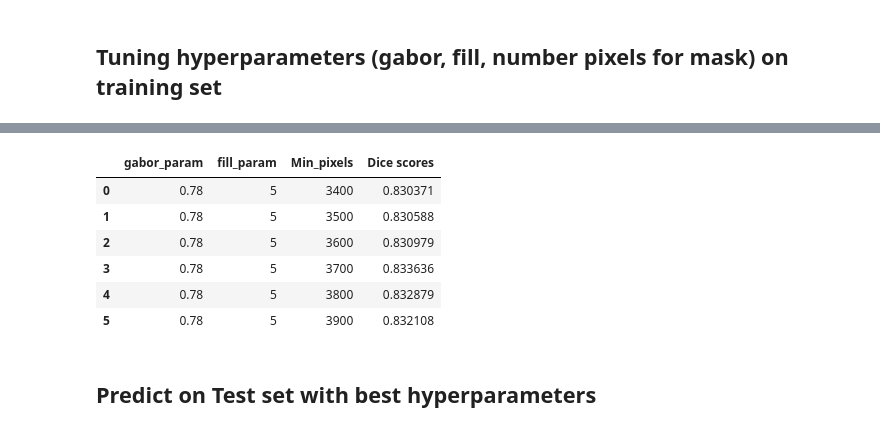
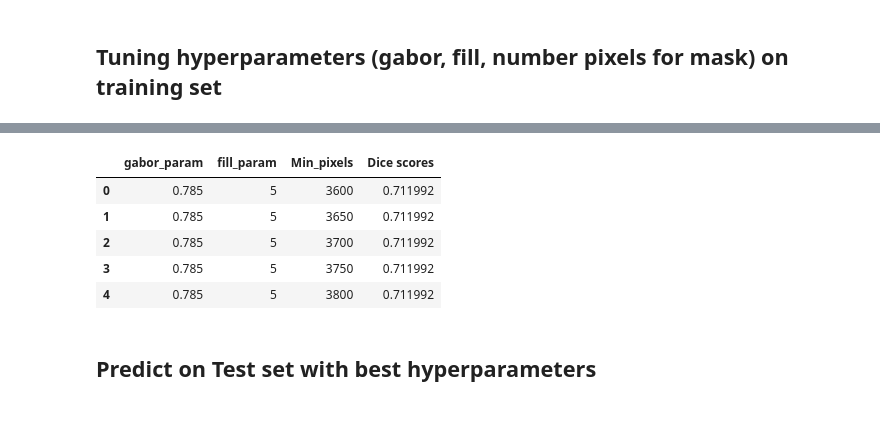
Before and after one commit to CNguyenVigouroux/organoid_tracking, a Jupyter notebook: Notebook_Aaron5-modifAaron.ipynb, the cells around one changed output, grey strips where cells are left out. Drawn from its saved outputs; the diff is of its cells as text; code cells hidden in the pictures.

Commit message:
empty mask edge case sorteed

```diff
--- a/Notebook_Aaron5-modifAaron.ipynb
+++ b/Notebook_Aaron5-modifAaron.ipynb
@@ -34,3 +35,13 @@ import tifffile
 import tifffile as tiff
 from pathlib import Path
 from tqdm.notebook import tqdm
+# %%
+import torch
+from torchmetrics import JaccardIndex
+
+preds  = torch.tensor([0, 0, 1, 0])
+target = torch.tensor([1, 1, 1, 0])
+
+Jac=JaccardIndex(task="binary",average='none',num_classes=2)
+Jac(preds, target)
+#dice = Dice(average=None,num_classes=2)
@@ -92,8 +105,11 @@ def create_masks(file_dir,image_files_name,mask_files_name,gabor_parameter,fill_
                     new_image=new_image[50:shape_im[0]-50,50:shape_im[1]-50]
                     if compute_score :
                         true_mask = img_as_ubyte(masks_in_tiff[index_one_image])
-                        dice = Dice(average=None,num_classes=2)
-                        score_sequence = score_sequence + dice(torch.where(torch.from_numpy(new_image)> 0, True, False), torch.where(torch.from_numpy(true_mask)> 0, True, False)).numpy()[1]
+                        #dice = Dice(average=None,num_classes=2)
+                        #dice = Dice(average=None)
+                        #dice = Dice()
+                        Jac=JaccardIndex(task="binary",average='none',num_classes=2)
+                        score_sequence = score_sequence + Jac(torch.where(torch.from_numpy(new_image)> 0, 1, 0), torch.where(torch.from_numpy(true_mask)> 0, 1, 0)).numpy()
 
                     if j==0:
                         predicted_mask=[np.array(new_image, dtype=np.uint16)]
@@ -108,9 +124,10 @@ def create_masks(file_dir,image_files_name,mask_files_name,gabor_parameter,fill_
                     score_sequence = score_sequence/nb_images_in_tiff
                     score_experiment[sequence] = score_sequence
                 l=l+1
-
-                print("".join([os.path.basename(type_dir),',',condition,': Tiff ',str(os.path.basename(sequence).replace(".tif", " ")),'segmented (Tiff n°', str(l) ,'), gabor param ',str(gabor_parameter), ', fill param ', str(fill_cells), ', score: ', str(round(score_sequence, 4)) ]))
-    return score_experiment
+                if compute_score :
+                    print("".join([os.path.basename(type_dir),',',condition,': Tiff ',str(os.path.basename(sequence).replace(".tif", " ")),'segmented (Tiff n°', str(l) ,'), gabor param ',str(gabor_parameter), ', fill param ', str(fill_cells), ', score: ', str(round(score_sequence, 4)) ]))
+    if compute_score :
+        return score_experiment
 # %%
 # Clémence you have to simulate that, the following part is the training and the test which allowed to find the value of gabor parameter (equal to 0.78)
 # and the value of the fill cell parameter (equal to 5)
@@ -227,0 +213,13 @@ CNV_multiples: Tiff CNV062_211_t48 segmented (Tiff n°112), gabor param 0.79, fi
+# %%
+file_dir = '/Users/clemence/Documents_Clémence/Analysis/Tracking algorithm/Tracking-seg_Aaron-Gus_CNV/230113-CNV-optimization/training' # change this into your own path
+image_files_name = 'Source images'
+mask_files_name = 'Masks'
+
+# We are going to tune jointly the gabor parameter and the fill parameter on the training set
+
+hyperparameter_candidates = [[0.78,3],[0.785,3],[0.79,3],[0.78,5],[0.785,5],[0.79,5],[0.78,7],[0.785,7],[0.79,7],[0.78,10],[0.785,10],[0.79,10],[0.78,12],[0.785,12],[0.79,12] ]
+dice_score_hyperparameters = list(map(lambda x: [x[0],x[1],np.array(list(create_masks(file_dir,image_files_name,mask_files_name,gabor_parameter=x[0],fill_cells=x[1],save_predicted_mask=False).values())).mean() ] , hyperparameter_candidates))
+df_dice_scores=pd.DataFrame(dice_score_hyperparameters)
+#df_dice_scores.columns = ['gabor_param', 'fill_param', 'Min_pixels', 'Dice scores']
+df_dice_scores.columns = ['gabor_param', 'fill_param', 'Dice scores']
+df_dice_scores
@@ -228,8 +260,9 @@ CNV_multiples: Tiff CNV062_211_t48 segmented (Tiff n°112), gabor param 0.79, fi
 # %%
 # after having tuned the gabor and fill parameter, we are going to tune the number of pixels threshold (every mask below that number of pixels is removed)
 
-hyperparameter_candidates = [3400,3500,3600,3700,3800,3900]
-dice_score_pixels_nb = list(map(lambda x: [0.78,5,x,np.array(list(create_masks(file_dir,image_files_name,mask_files_name,gabor_parameter=0.78,fill_cells=5, thresh_small_objects = x ,save_predicted_mask=False).values())).mean() ] , hyperparameter_candidates))
+hyperparameter_candidates = [3600,3650,3700,3750,3800]
+#dice_score_pixels_nb = list(map(lambda x: [0.785,5,x,np.array(list(create_masks(file_dir,image_files_name,mask_files_name,gabor_parameter=0.785,fill_cells=5, thresh_small_objects = x ,save_predicted_mask=False).values())).mean() ] , hyperparameter_candidates))
+dice_score_pixels_nb = list(map(lambda x: [0.785,5,x,np.array(list(create_masks(file_dir,image_files_name,mask_files_name,gabor_parameter=0.785,fill_cells=5, save_predicted_mask=False).values())).mean() ] , hyperparameter_candidates))
 dice_score_pixels_nb=pd.DataFrame(dice_score_pixels_nb)
 dice_score_pixels_nb.columns = ['gabor_param', 'fill_param', 'Min_pixels', 'Dice scores']
 dice_score_pixels_nb
@@ -254,10 +287,9 @@ CNV_multiples: Tiff CNV062_211_t48 segmented (Tiff n°112), gabor param 0.78, fi
 |  | gabor_param | fill_param | Min_pixels | Dice scores |
-| 0 | 0.78 | 5 | 3400 | 0.830371 |
-| 1 | 0.78 | 5 | 3500 | 0.830588 |
-| 2 | 0.78 | 5 | 3600 | 0.830979 |
-| 3 | 0.78 | 5 | 3700 | 0.833636 |
-| 4 | 0.78 | 5 | 3800 | 0.832879 |
-| 5 | 0.78 | 5 | 3900 | 0.832108 |
+| 0 | 0.785 | 5 | 3600 | 0.711992 |
+| 1 | 0.785 | 5 | 3650 | 0.711992 |
+| 2 | 0.785 | 5 | 3700 | 0.711992 |
+| 3 | 0.785 | 5 | 3750 | 0.711992 |
+| 4 | 0.785 | 5 | 3800 | 0.711992 |
 # %% [markdown]
 ## Predict on Test set with best hyperparameters
 # %%
```
Also changed, not shown: parts of 6 cells of this notebook, 5 other files.
